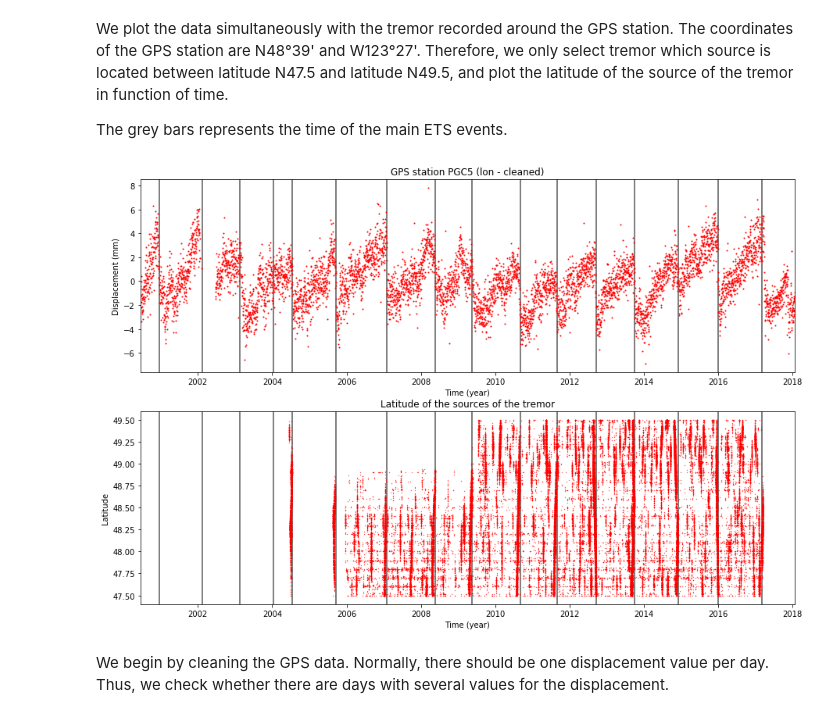
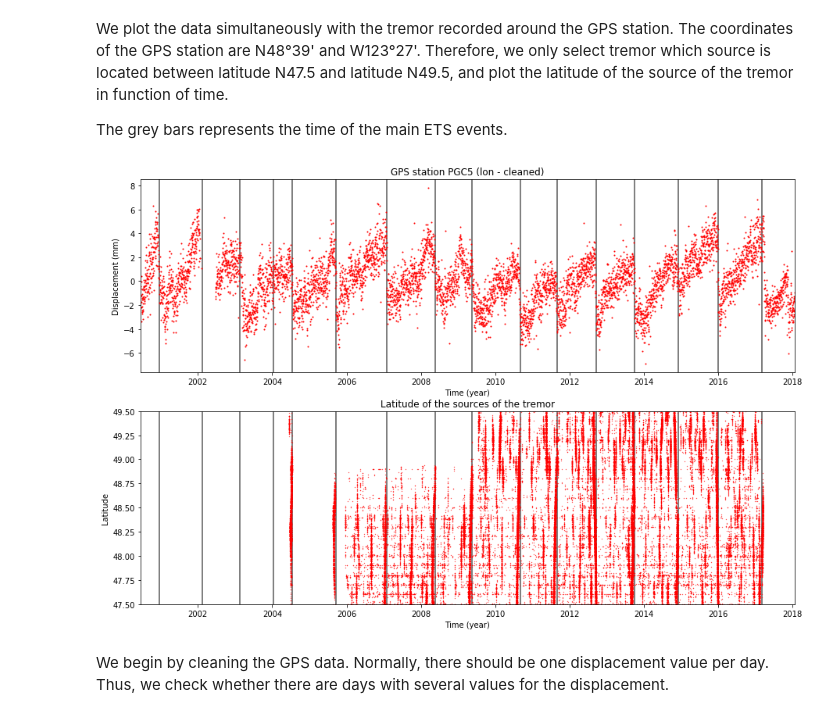
Before and after one commit to ArianeDucellier/ETSscripts, a Jupyter notebook: notebooks/slowslip_DWT.ipynb, the cells around one changed output. Drawn from its saved outputs; the diff is of its cells as text; code cells hidden in the pictures.

```diff
--- a/notebooks/slowslip_DWT.ipynb
+++ b/notebooks/slowslip_DWT.ipynb
@@ -59,34 +59,35 @@ for i in range(0, len(time_ETS)):
 plt.plot(time, disp, 'ro', markersize=1)
 # Finalize plot
 plt.xlim(np.min(time), np.max(time))
 plt.xlabel('Time (year)')
 plt.ylabel('Displacement (mm)')
 plt.title('GPS station ' + station + ' (' + direction + ' - ' + dataset + ')')
 
 # Load tremor data
 data = loadmat('../data/timelags/SummaryLatest.mat', struct_as_record=False)
 TREMall = data['TREMall']
 time_tremor = TREMall[0, 0].n
 lat_tremor = TREMall[0, 0].lat
 lon_tremor = TREMall[0, 0].lon
 k = (lat_tremor >= 47.5) & (lat_tremor <= 49.5)
 
 # Lower plot: tremor data
 plt.subplot(212)
 # Plot time of ETS events
 for i in range(0, len(time_ETS)):
     plt.axvline(time_ETS[i], linewidth=2, color='grey')
 # Plot tremor data
 plt.plot(time_tremor[k] / 365.25, lat_tremor[k], 'ro', markersize=0.3)
 # Finalize plot
 plt.xlim(np.min(time), np.max(time))
+plt.ylim(47.5, 49.5)
 plt.xlabel('Time (year)')
 plt.ylabel('Latitude')
 plt.title('Latitude of the sources of the tremor')
 
 plt.show()
 # %% [output]
-[figure, old version]
+[figure, new version]
 # %% [markdown]
 We begin by cleaning the GPS data. Normally, there should be one displacement value per day. Thus, we check whether there are days with several values for the displacement.
 # %%
```
Also changed, not shown: parts of 8 cells of this notebook, 13 other files.
